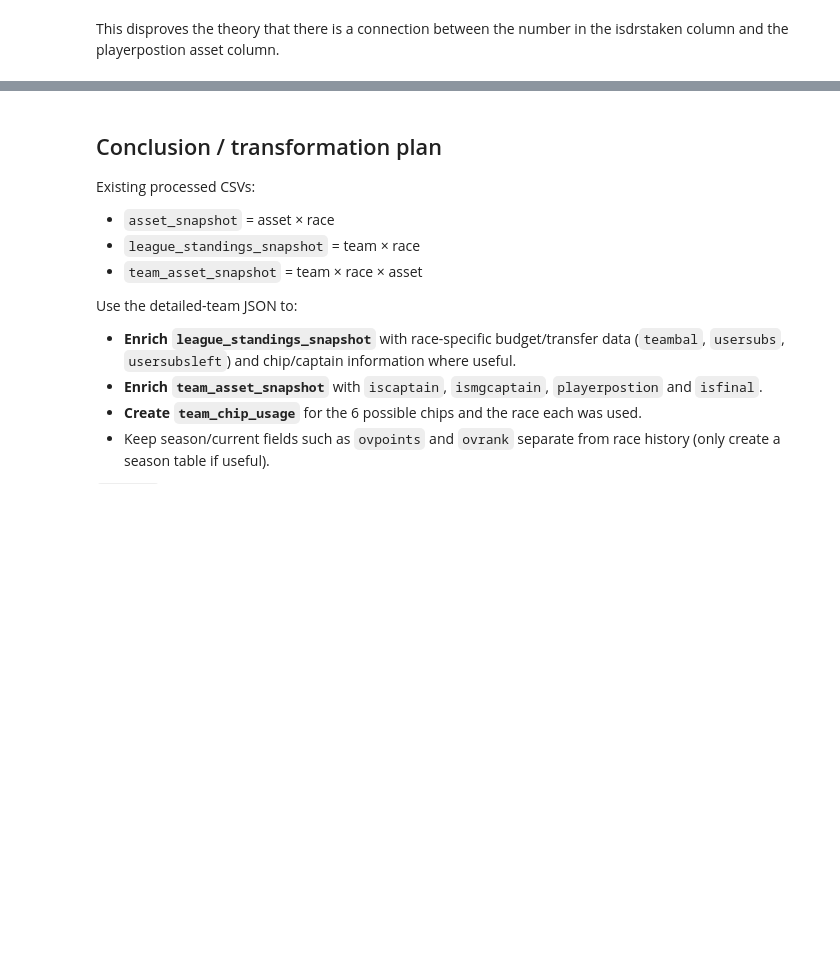
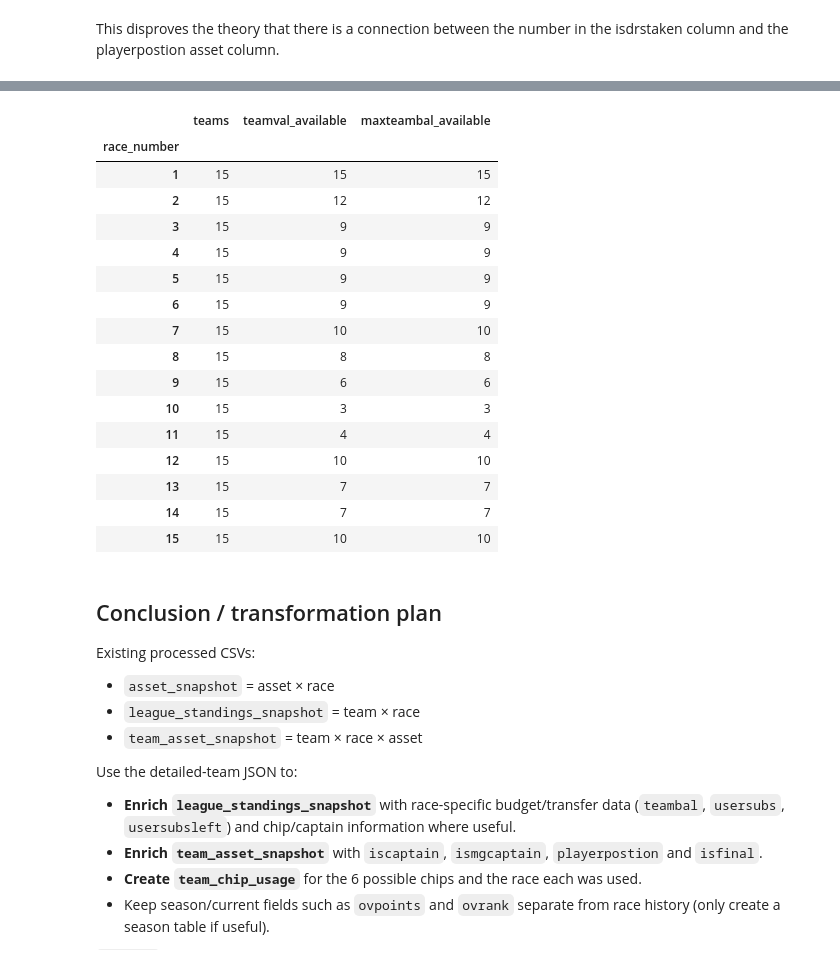
Before and after one commit to knightmm/f1-fantasy-analytics, a Jupyter notebook: notebooks/exploratory/detailed_teams.ipynb, the cells around one changed output, grey strips where cells are left out. Cells and saved outputs as stored; diff of their text form; code cells hidden in the pictures; blank space fills up the shorter version.

```diff
--- a/notebooks/exploratory/detailed_teams.ipynb
+++ b/notebooks/exploratory/detailed_teams.ipynb
@@ -642,3 +715,27 @@ This disproves the theory that there is a connection between the number in the i
+# %%
+values_df.groupby("race_number").agg(
+    teams=("team_no", "size"),
+    teamval_available=("teamval", "count"),
+    maxteambal_available=("maxteambal", "count"),
+)
+# %% [output]
+|  | teams | teamval_available | maxteambal_available |
+| race_number |  |  |  |
+| 1 | 15 | 15 | 15 |
+| 2 | 15 | 12 | 12 |
+| 3 | 15 | 9 | 9 |
+| 4 | 15 | 9 | 9 |
+| 5 | 15 | 9 | 9 |
+| 6 | 15 | 9 | 9 |
+| 7 | 15 | 10 | 10 |
+| 8 | 15 | 8 | 8 |
+| 9 | 15 | 6 | 6 |
+| 10 | 15 | 3 | 3 |
+| 11 | 15 | 4 | 4 |
+| 12 | 15 | 10 | 10 |
+| 13 | 15 | 7 | 7 |
+| 14 | 15 | 7 | 7 |
+| 15 | 15 | 10 | 10 |
 # %% [markdown]
 ## Conclusion / transformation plan
 
```
Also changed, not shown: parts of 3 cells of this notebook, 2 other files.
